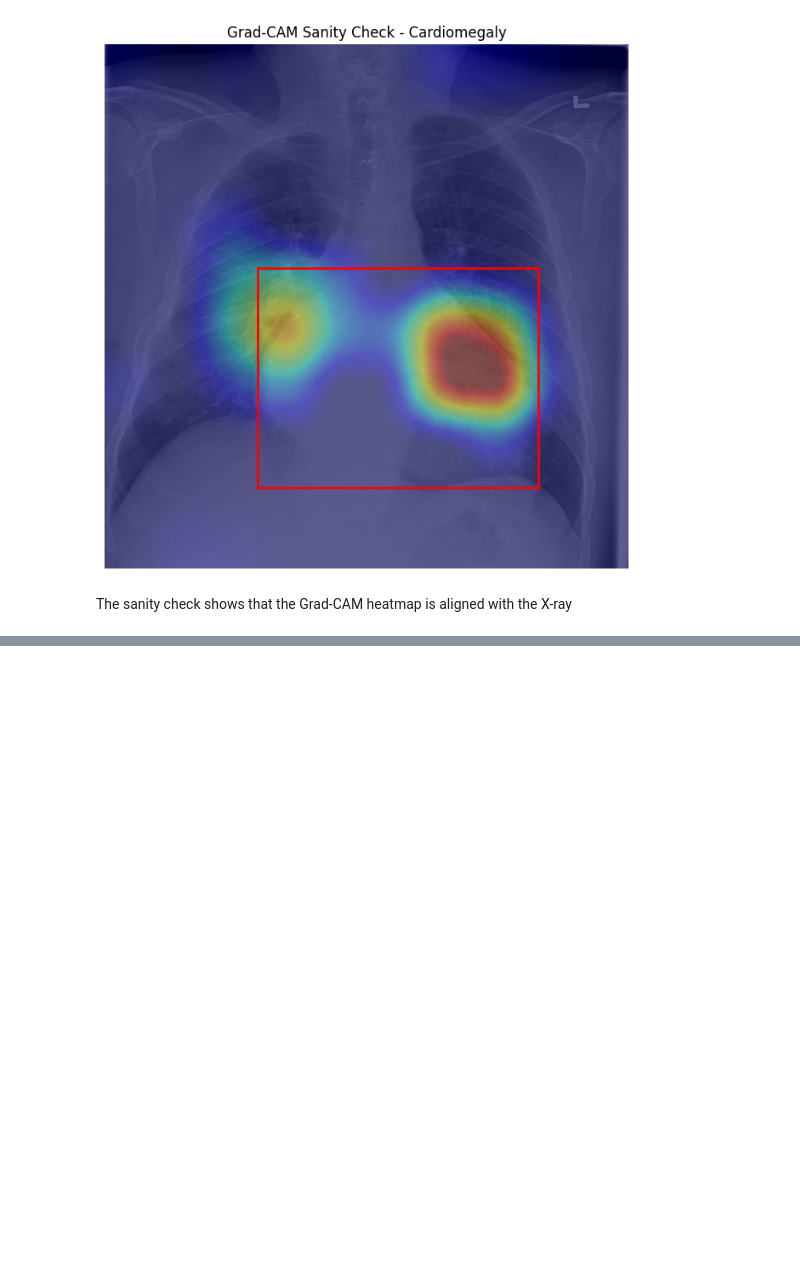
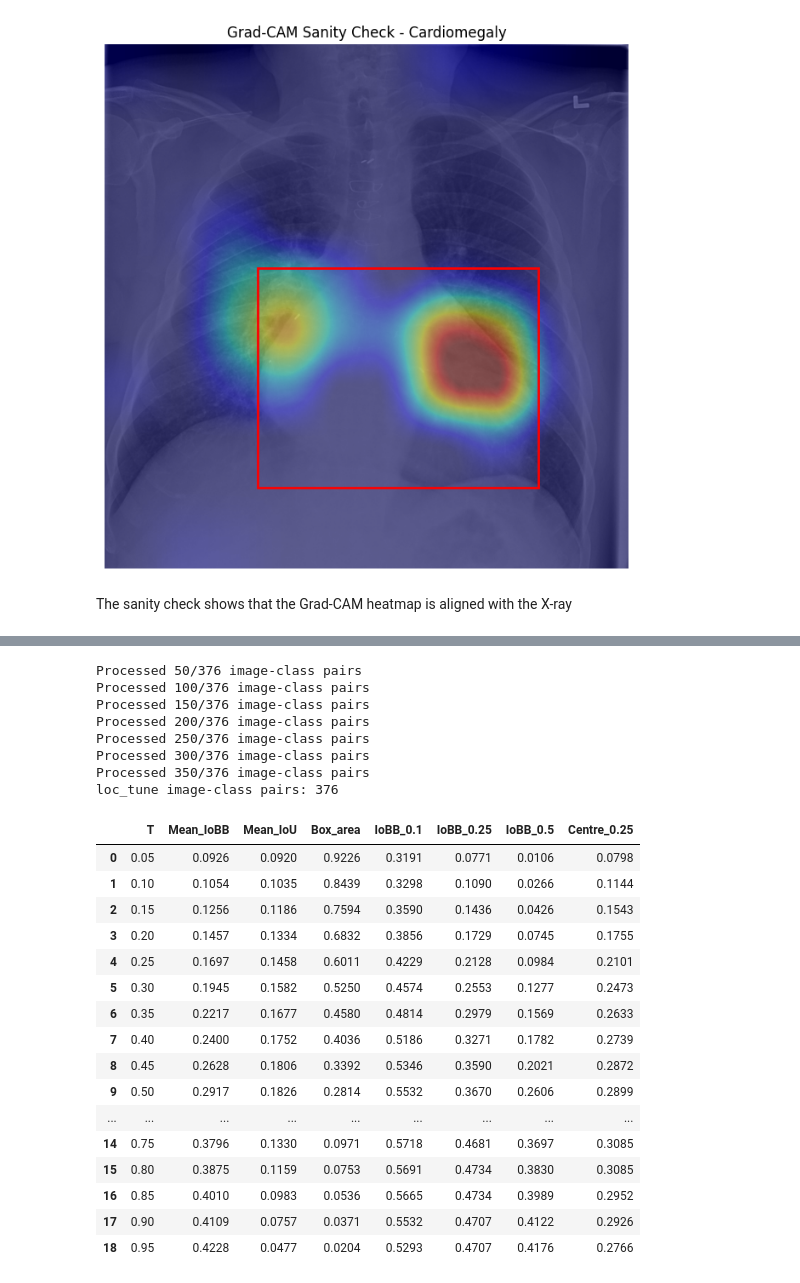
Before and after one commit to l136758/explainable-multilabel-chest-xray, a Jupyter notebook: notebooks/convnext-gradcam-localization.ipynb, the cells around one changed output, grey strips where cells are left out. Cells and saved outputs as stored; diff of their text form; code cells hidden in the pictures; blank space fills up the shorter version.

```diff
--- a/notebooks/convnext-gradcam-localization.ipynb
+++ b/notebooks/convnext-gradcam-localization.ipynb
@@ -269,6 +283,35 @@ def calculate_iobb(pred_bbox, gt_bbox):
     return intersection_area / pred_area if pred_area > 0 else 0.0
 
 
+
+def calculate_iou(pred_bbox, gt_bbox):
+    if pred_bbox is None:
+        return 0.0
+
+    px, py, pw, ph = pred_bbox
+    gx, gy, gw, gh = gt_bbox
+
+    inter_w = max(0, min(px + pw, gx + gw) - max(px, gx))
+    inter_h = max(0, min(py + ph, gy + gh) - max(py, gy))
+
+    intersection_area = inter_w * inter_h
+    union_area = pw * ph + gw * gh - intersection_area
+
+    return intersection_area / union_area if union_area > 0 else 0.0
+
+
+def centre_box(pred_bbox, image_size):
+    # Control: same size as the Grad-CAM box, placed at the image centre.
+    # It ignores the heatmap completely.
+    if pred_bbox is None:
+        return None
+
+    W, H = image_size
+    _, _, w, h = pred_bbox
+
+    return ((W - w) / 2, (H - h) / 2, w, h)
+
+
 print("Localization functions ready")
 # %% [output]
 Localization functions ready
@@ -454,0 +462,38 @@ The heatmap threshold is selected using `loc_tune` only,It is then frozen before
+# %%
+tune_records = collect_cams(tune_bbox_df)
+print("loc_tune image-class pairs:", len(tune_records))
+
+thresholds = [round(t, 2) for t in np.arange(0.05, 0.96, 0.05)]
+
+tune_sweep = pd.DataFrame([
+    {"T": t, **summarize(score(tune_records, t))}
+    for t in thresholds
+])
+
+display(tune_sweep.round(4))
+# %% [output]
+Processed 50/376 image-class pairs
+Processed 100/376 image-class pairs
+Processed 150/376 image-class pairs
+Processed 200/376 image-class pairs
+Processed 250/376 image-class pairs
+Processed 300/376 image-class pairs
+Processed 350/376 image-class pairs
+loc_tune image-class pairs: 376
+|  | T | Mean_IoBB | Mean_IoU | Box_area | IoBB_0.1 | IoBB_0.25 | IoBB_0.5 | Centre_0.25 |
+| 0 | 0.05 | 0.0926 | 0.0920 | 0.9226 | 0.3191 | 0.0771 | 0.0106 | 0.0798 |
+| 1 | 0.10 | 0.1054 | 0.1035 | 0.8439 | 0.3298 | 0.1090 | 0.0266 | 0.1144 |
+| 2 | 0.15 | 0.1256 | 0.1186 | 0.7594 | 0.3590 | 0.1436 | 0.0426 | 0.1543 |
+| 3 | 0.20 | 0.1457 | 0.1334 | 0.6832 | 0.3856 | 0.1729 | 0.0745 | 0.1755 |
+| 4 | 0.25 | 0.1697 | 0.1458 | 0.6011 | 0.4229 | 0.2128 | 0.0984 | 0.2101 |
+| 5 | 0.30 | 0.1945 | 0.1582 | 0.5250 | 0.4574 | 0.2553 | 0.1277 | 0.2473 |
+| 6 | 0.35 | 0.2217 | 0.1677 | 0.4580 | 0.4814 | 0.2979 | 0.1569 | 0.2633 |
+| 7 | 0.40 | 0.2400 | 0.1752 | 0.4036 | 0.5186 | 0.3271 | 0.1782 | 0.2739 |
+| 8 | 0.45 | 0.2628 | 0.1806 | 0.3392 | 0.5346 | 0.3590 | 0.2021 | 0.2872 |
+| 9 | 0.50 | 0.2917 | 0.1826 | 0.2814 | 0.5532 | 0.3670 | 0.2606 | 0.2899 |
+| ... | ... | ... | ... | ... | ... | ... | ... | ... |
+| 14 | 0.75 | 0.3796 | 0.1330 | 0.0971 | 0.5718 | 0.4681 | 0.3697 | 0.3085 |
+| 15 | 0.80 | 0.3875 | 0.1159 | 0.0753 | 0.5691 | 0.4734 | 0.3830 | 0.3085 |
+| 16 | 0.85 | 0.4010 | 0.0983 | 0.0536 | 0.5665 | 0.4734 | 0.3989 | 0.2952 |
+| 17 | 0.90 | 0.4109 | 0.0757 | 0.0371 | 0.5532 | 0.4707 | 0.4122 | 0.2926 |
+| 18 | 0.95 | 0.4228 | 0.0477 | 0.0204 | 0.5293 | 0.4707 | 0.4176 | 0.2766 |
```
Also changed, not shown: parts of 29 cells of this notebook, 23 other files.
